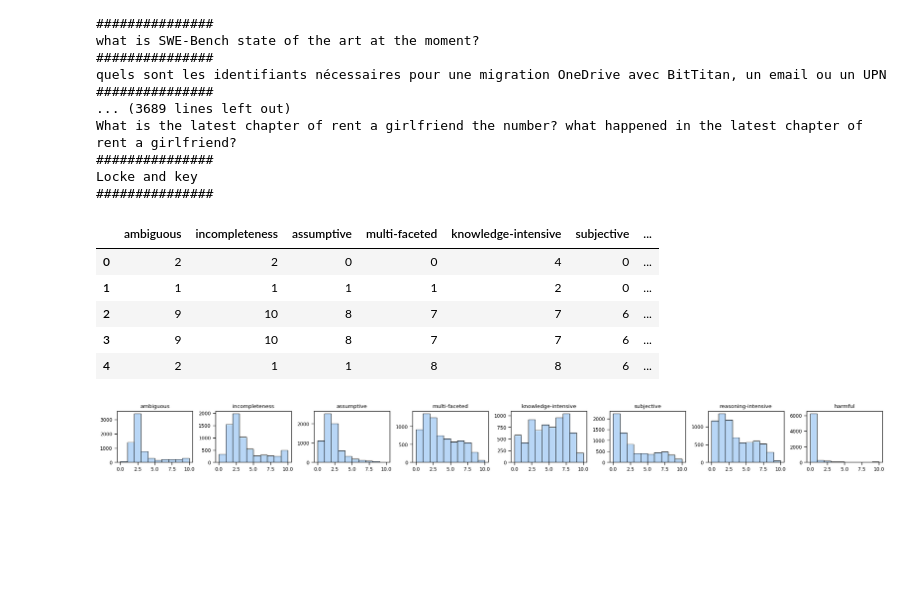
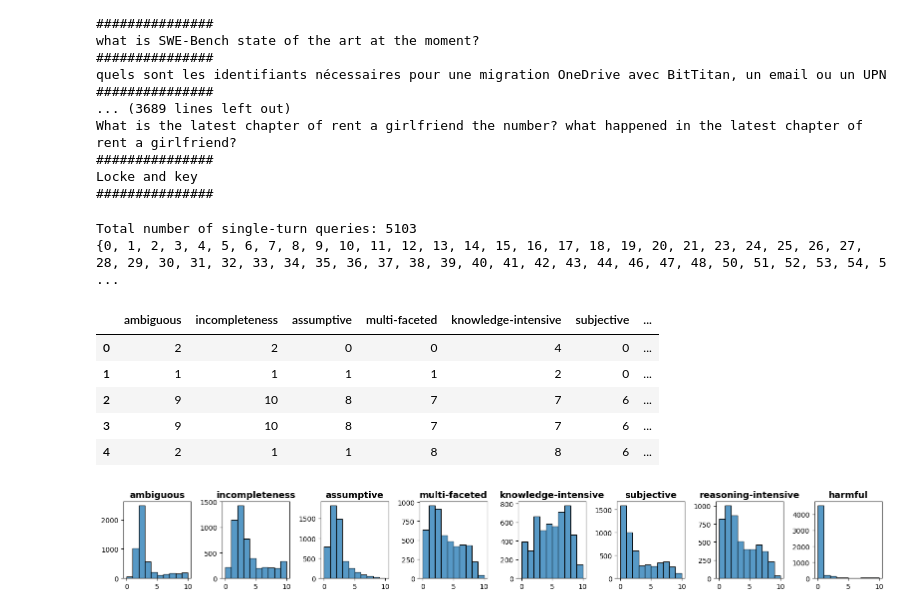
Before and after one commit to castorini/lmsys_nuggetize, a Jupyter notebook: visualization/diagrams_spot_check.ipynb, the cells around one changed output. Cells and saved outputs as stored; diff of their text form; code cells hidden in the pictures; blank space fills up the shorter version.

```diff
--- a/visualization/diagrams_spot_check.ipynb
+++ b/visualization/diagrams_spot_check.ipynb
@@ -62,15 +62,33 @@ Locke and key
 # %%
 import json
 import pandas as pd
+from datasets import load_dataset
+
+hf_dataset = load_dataset("lmarena-ai/search-arena-v1-7k", split="test")
+
+# filtering single-turn queries
+query_ids = set()
+for row in hf_dataset:
+    data_all[row["question_id"]] = row
+    if len(row["messages_a"]) == 2:
+        query_ids.add(row["question_id"])
+
+print(f"Total number of single-turn queries: {len(query_ids)}")
+print(query_ids)
 
 all_data = []
 with open("/mnt/users/n3thakur/2025/projects/nuggetization/search-arena-v1-7k/categorization/categories.gpt-4.1.prompt.researchy.questions.temp.0.7.jsonl", "r", encoding="utf-8") as f:
     for row in f:
-        all_data.append(json.loads(row)["categories"])
+        data = json.loads(row)
+        if data["question_id"] in query_ids:
+            all_data.append(data["categories"])
 
+len(all_data)
 df = pd.DataFrame(all_data)
 df.head()
 # %% [output]
+Total number of single-turn queries: 5103
+{0, 1, 2, 3, 4, 5, 6, 7, 8, 9, 10, 11, 12, 13, 14, 15, 16, 17, 18, 19, 20, 21, 23, 24, 25, 26, 27, 28, 29, 30, 31, 32, 33, 34, 35, 36, 37, 38, 39, 40, 41, 42, 43, 44, 46, 47, 48, 50, 51, 52, 53, 54, 5 ...
 |  | ambiguous | incompleteness | assumptive | multi-faceted | knowledge-intensive | subjective | ... |
 | 0 | 2 | 2 | 0 | 0 | 4 | 0 | ... |
 | 1 | 1 | 1 | 1 | 1 | 2 | 0 | ... |
@@ -80,32 +98,32 @@ df.head()
 # %%
 import seaborn as sns
 import matplotlib.pyplot as plt
 import numpy as np
 
 # Set the figure size
 plt.rcParams["figure.figsize"] = (10,2)
 
 # Define the columns to plot
 columns = ['ambiguous', 'incompleteness', 'assumptive', 'multi-faceted', 'knowledge-intensive', 'subjective', 'reasoning-intensive', 'harmful']  # Replace with your column names
 
 # Create a figure with multiple subplots
-fig, axs = plt.subplots(1, len(columns), figsize=(20,2))
+fig, axs = plt.subplots(1, len(columns), figsize=(16,2.3))
 
 # Loop over the columns and create a histogram for each one
 for i, col in enumerate(columns):
     data = df[col].to_list()
     sns.histplot(data, bins=10, kde=False, ax=axs[i])
-    axs[i].set_title(col)
+    axs[i].set_title(col, fontsize=13, fontweight='bold')
     axs[i].set_xlabel('')
     axs[i].set_ylabel('')
 
 # Layout so plots do not overlap
 fig.tight_layout()
 
-# Show the plot
-plt.show()
+# Save the figure plot as pdf
+plt.savefig("query_categories_single_turn.pdf", bbox_inches='tight')
 # %% [output]
-[figure, old version]
+[figure, new version]
 # %%
 import json
 import pandas as pd
```
Also changed, not shown: parts of 2 cells of this notebook.
